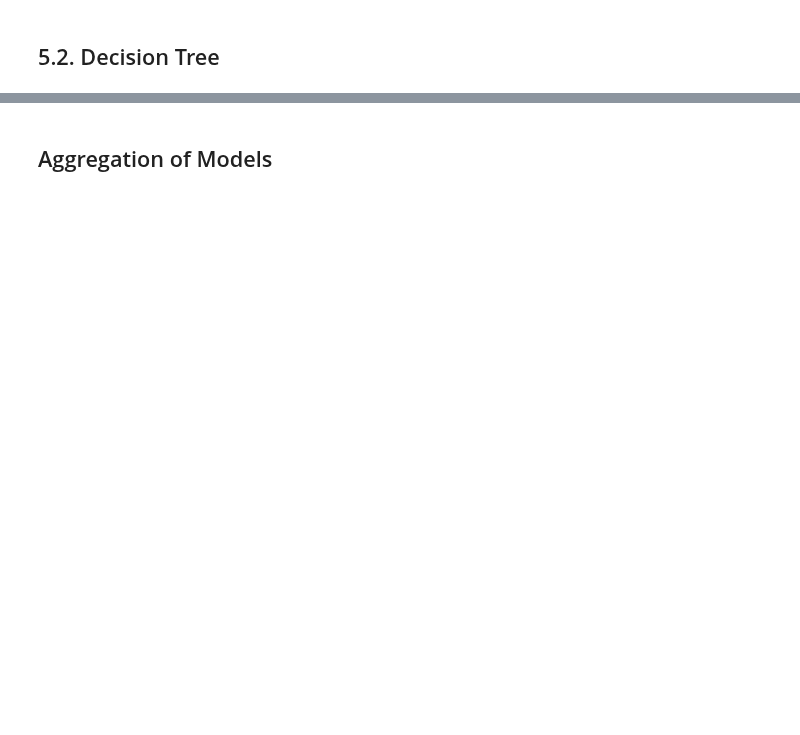
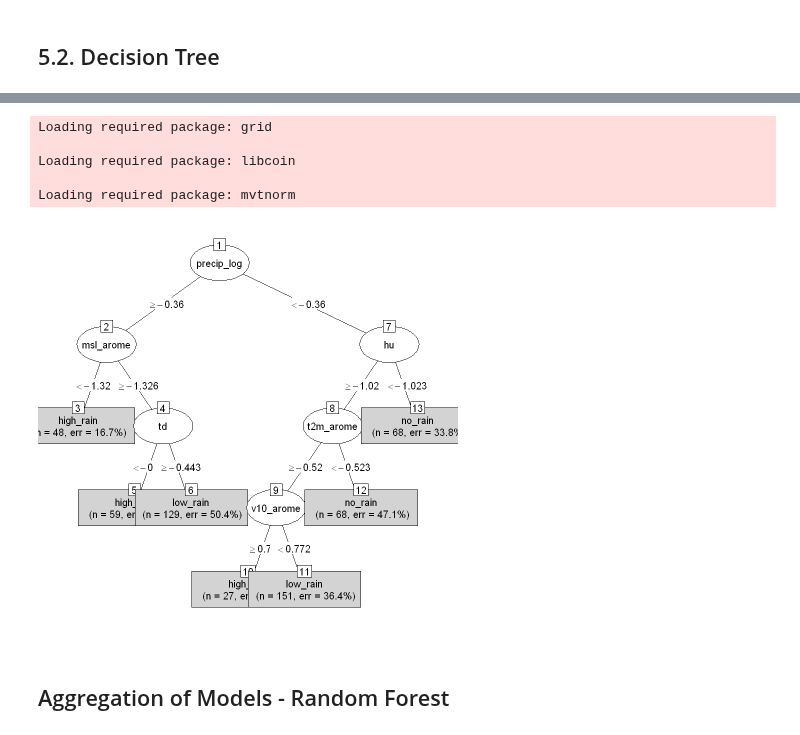
Before and after one commit to NguyenHai7120/4A-MachineLearning-Project, a Jupyter notebook: Tree_and_Forest_R.ipynb, the cells around one changed output, grey strips where cells are left out. Cells and saved outputs as stored; diff of their text form; code cells hidden in the pictures; blank space fills up the shorter version.

```diff
--- a/Tree_and_Forest_R.ipynb
+++ b/Tree_and_Forest_R.ipynb
@@ -77,0 +123,6 @@ pred_class  high_rain low_rain no_rain
+# %%
+get_train_acc = function(pred_class){
+    tab = table(pred_class, y_train_num)
+    acc = sum(diag(tab)) / sum(tab)
+    return(acc)
+}
@@ -77,0 +133,3 @@ pred_class  high_rain low_rain no_rain
+# %%
+xmat = xpred.rpart(tree)
+train_acc = apply(xmat, 2, get_train_acc)
@@ -77,0 +138,3 @@ pred_class  high_rain low_rain no_rain
+# %%
+optimal.cp = as.numeric(attributes(which.min(train_acc))$names)
+optimal.cp
@@ -77,0 +143,3 @@ pred_class  high_rain low_rain no_rain
+# %%
+optimal.tree = rpart(rain_class ~ ., data = train_set, control = rpart.control(cp = optimal.cp, nsplit = 15), method = "class")
+summary(optimal.tree)
@@ -78,2 +182,12 @@ pred_class  high_rain low_rain no_rain
+# %%
+library(partykit)
+plot(as.party(optimal.tree), type = "simple")
+# %% [output]
+Loading required package: grid
+
+Loading required package: libcoin
+
+Loading required package: mvtnorm
+[figure, added]
 # %% [markdown]
-## Aggregation of Models
+## Aggregation of Models - Random Forest
```
Also changed, not shown: parts of 26 cells of this notebook, 1 other file.
